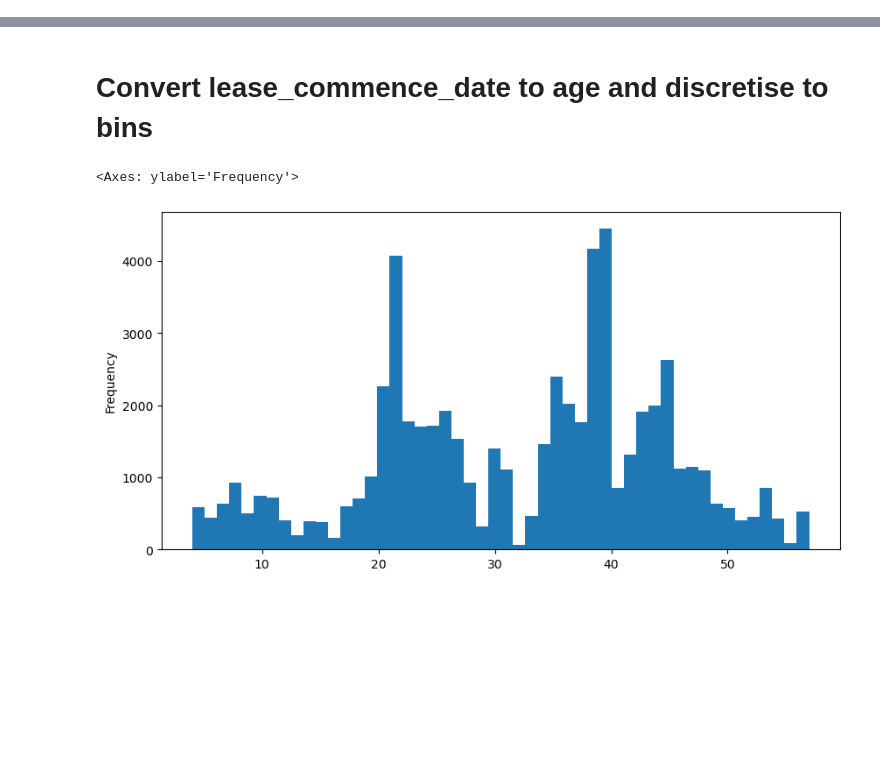
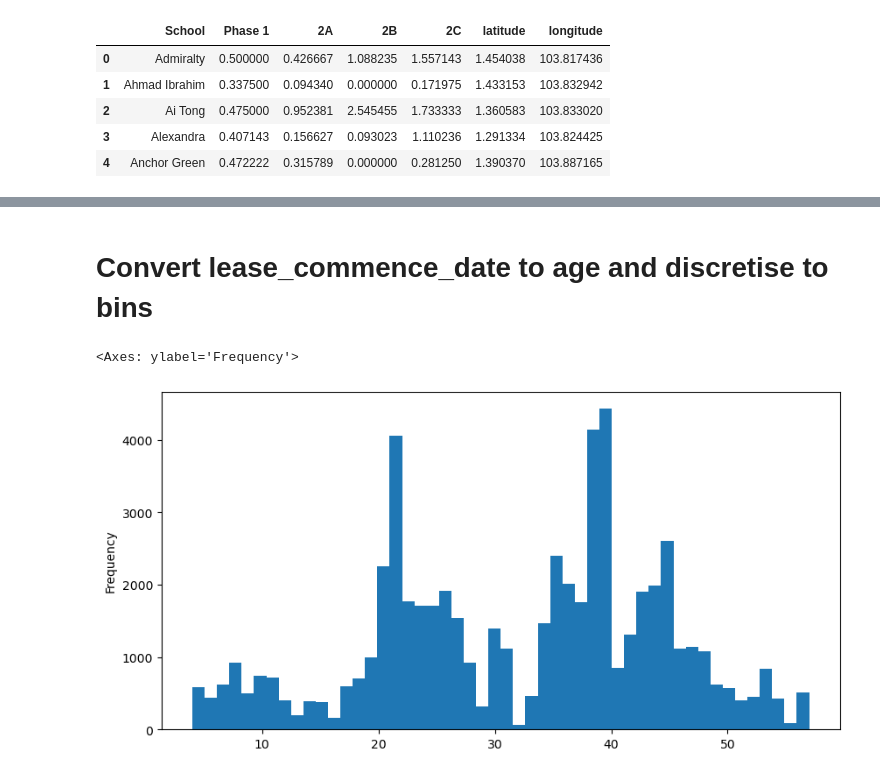
Before and after one commit to luchungi/CS5228, a Jupyter notebook: Feature_Engineering.ipynb, the cells around one changed output, grey strips where cells are left out. Saved outputs shown, nothing was run; the diff lists cells and outputs as text; code cells hidden in the pictures; blank space fills up the shorter version.

```diff
--- a/Feature_Engineering.ipynb
+++ b/Feature_Engineering.ipynb
@@ -16,0 +46,10 @@ train_df.head()
+# %%
+ballot_df = ballot_df.merge(school_df, on='School', how='left')
+ballot_df.head()
+# %% [output]
+|  | School | Phase 1 | 2A | 2B | 2C | latitude | longitude |
+| 0 | Admiralty | 0.500000 | 0.426667 | 1.088235 | 1.557143 | 1.454038 | 103.817436 |
+| 1 | Ahmad Ibrahim | 0.337500 | 0.094340 | 0.000000 | 0.171975 | 1.433153 | 103.832942 |
+| 2 | Ai Tong | 0.475000 | 0.952381 | 2.545455 | 1.733333 | 1.360583 | 103.833020 |
+| 3 | Alexandra | 0.407143 | 0.156627 | 0.093023 | 1.110236 | 1.291334 | 103.824425 |
+| 4 | Anchor Green | 0.472222 | 0.315789 | 0.000000 | 0.281250 | 1.390370 | 103.887165 |
```
Also changed, not shown: parts of 20 cells of this notebook.
